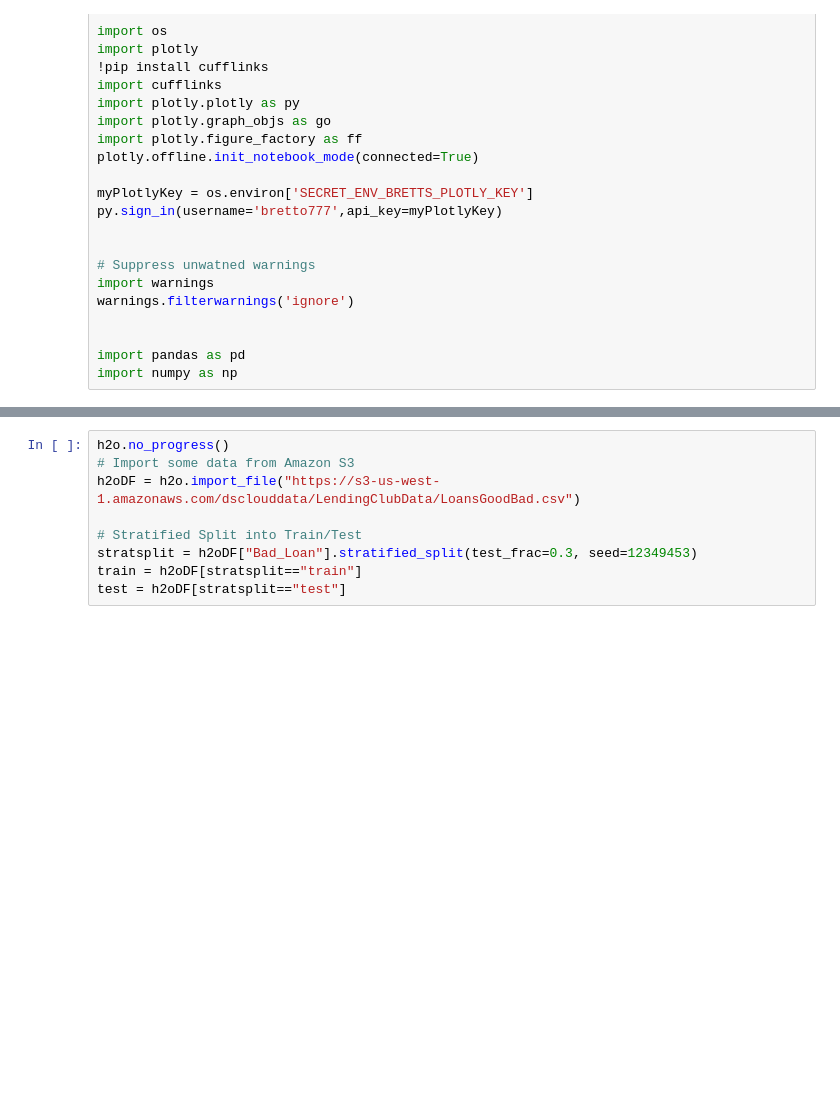
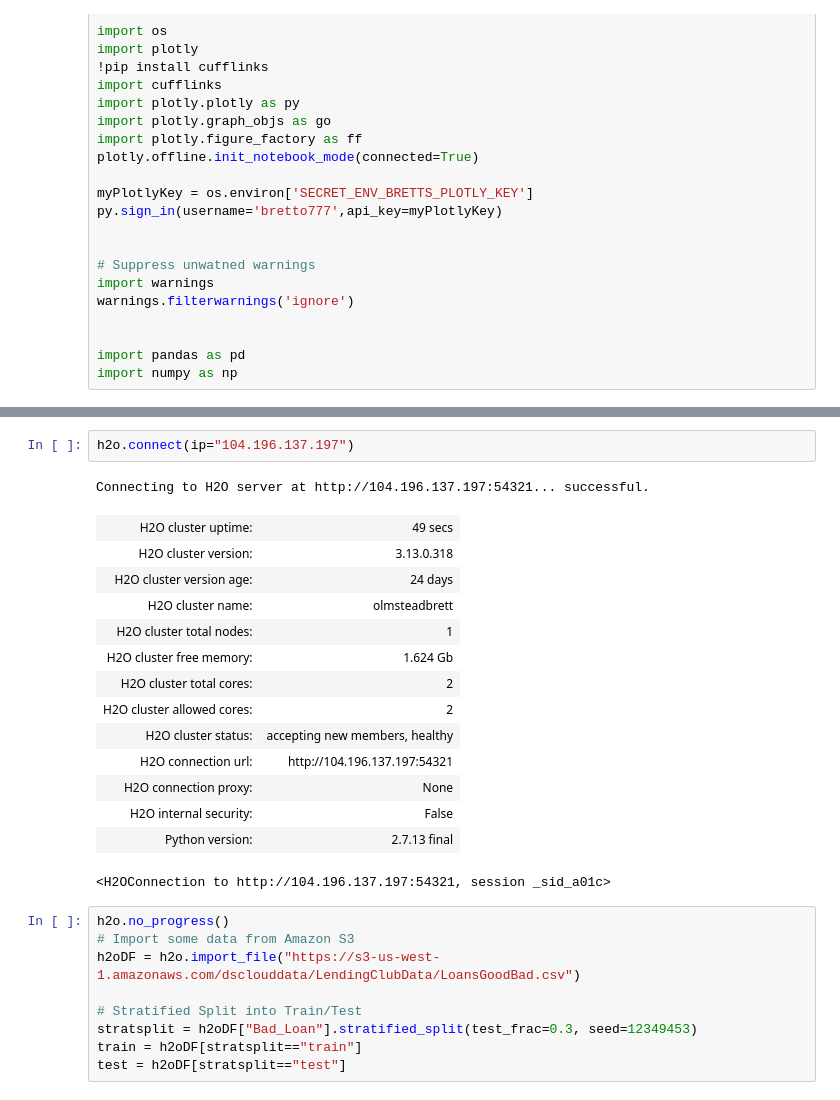
Before and after one commit to Brett777/Predict-Risk, a Jupyter notebook: Automatic Machine Learning.ipynb, the cells around one changed output, grey strips where cells are left out. Saved outputs shown, nothing was run; the diff lists cells and outputs as text; blank space fills up the shorter version.

```diff
--- a/Automatic Machine Learning.ipynb
+++ b/Automatic Machine Learning.ipynb
@@ -37,3 +33,21 @@ H2OConnectionError: Version mismatch. H2O is version 3.13.0.318, but the h2o-pyt
+# %%
+h2o.connect(ip="104.196.137.197")
+# %% [output]
+Connecting to H2O server at http://104.196.137.197:54321... successful.
+| H2O cluster uptime: | 49 secs |
+| H2O cluster version: | 3.13.0.318 |
+| H2O cluster version age: | 24 days |
+| H2O cluster name: | olmsteadbrett |
+| H2O cluster total nodes: | 1 |
+| H2O cluster free memory: | 1.624 Gb |
+| H2O cluster total cores: | 2 |
+| H2O cluster allowed cores: | 2 |
+| H2O cluster status: | accepting new members, healthy |
+| H2O connection url: | http://104.196.137.197:54321 |
+| H2O connection proxy: | None |
+| H2O internal security: | False |
+| Python version: | 2.7.13 final |
+<H2OConnection to http://104.196.137.197:54321, session _sid_a01c>
 # %%
 h2o.no_progress()
 # Import some data from Amazon S3
```
Also changed, not shown: parts of 6 cells of this notebook, 1 other file.
